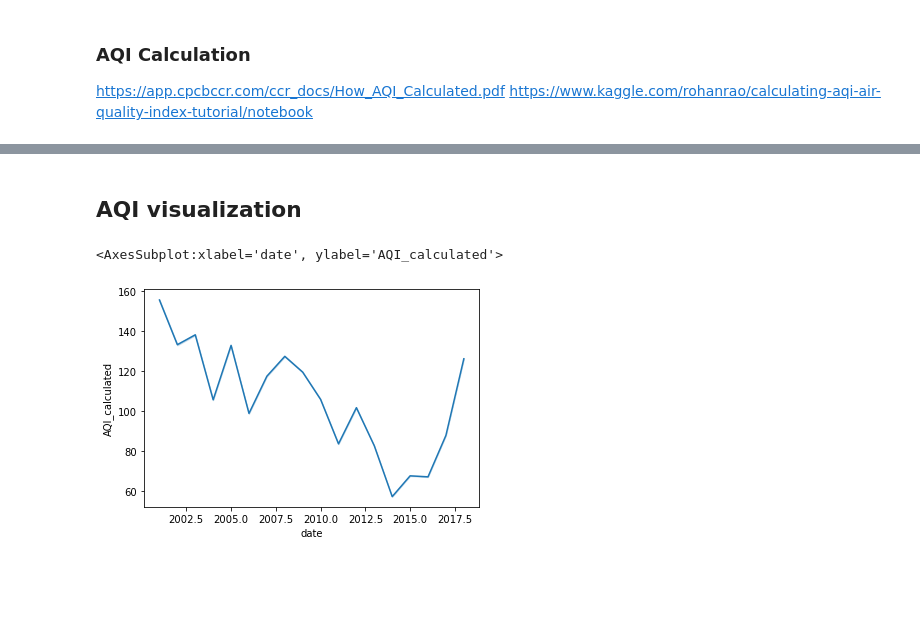
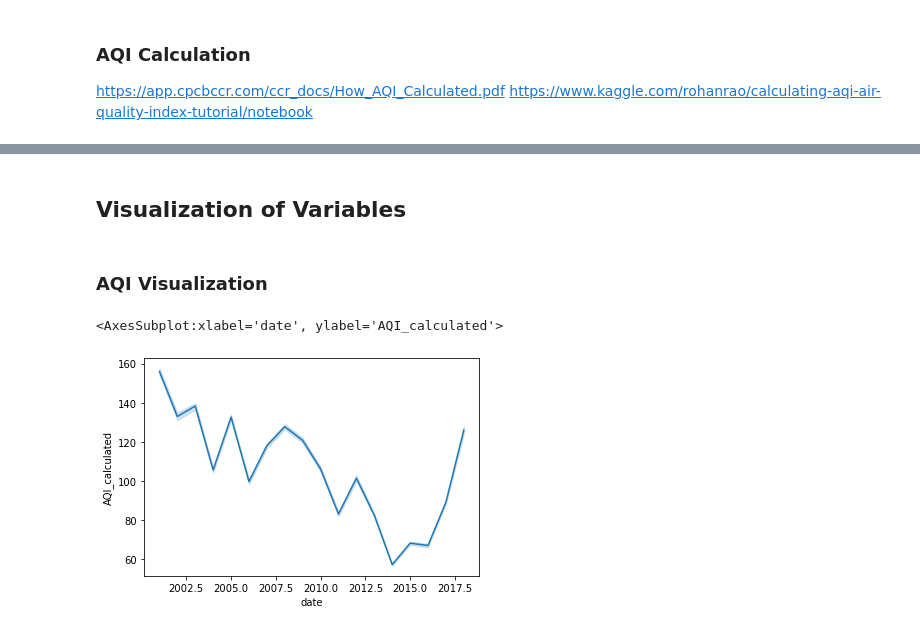
Before and after one commit to lisachukwu/PP22-W607, a Jupyter notebook: W706.ipynb, the cells around one changed output, grey strips where cells are left out. Cells and saved outputs as stored; diff of their text form; code cells hidden in the pictures; blank space fills up the shorter version.

Commit message:
Added some visualizations for AQI_calculated and other variables
Signed-off-by: EsosaOrumwese <eorumwese@gmail.com>

```diff
--- a/W706.ipynb
+++ b/W706.ipynb
@@ -321,7 +330,12 @@ clean_df["AQI_calculated"] = round(clean_df[["PM10_SubIndex","NOx_SubIndex", "CO
 # %% [markdown]
-## AQI visualization
+## Visualization of Variables
+# %% [markdown]
+### AQI Visualization
 # %%
-sns.lineplot(x=clean_df.index.year,y=clean_df["AQI_calculated"])
+# Original plot took a long time to plot on my laptop
+# sns.lineplot(x=clean_df.index.year,y=clean_df["AQI_calculated"])
+sns.lineplot(x=clean_df.groupby('date').median().index.year,
+             y=clean_df.groupby('date').median()["AQI_calculated"])
 # %% [output]
 <AxesSubplot:xlabel='date', ylabel='AQI_calculated'>
-[figure, old version]
+[figure, new version]
```
Also changed, not shown: parts of 19 cells of this notebook.
